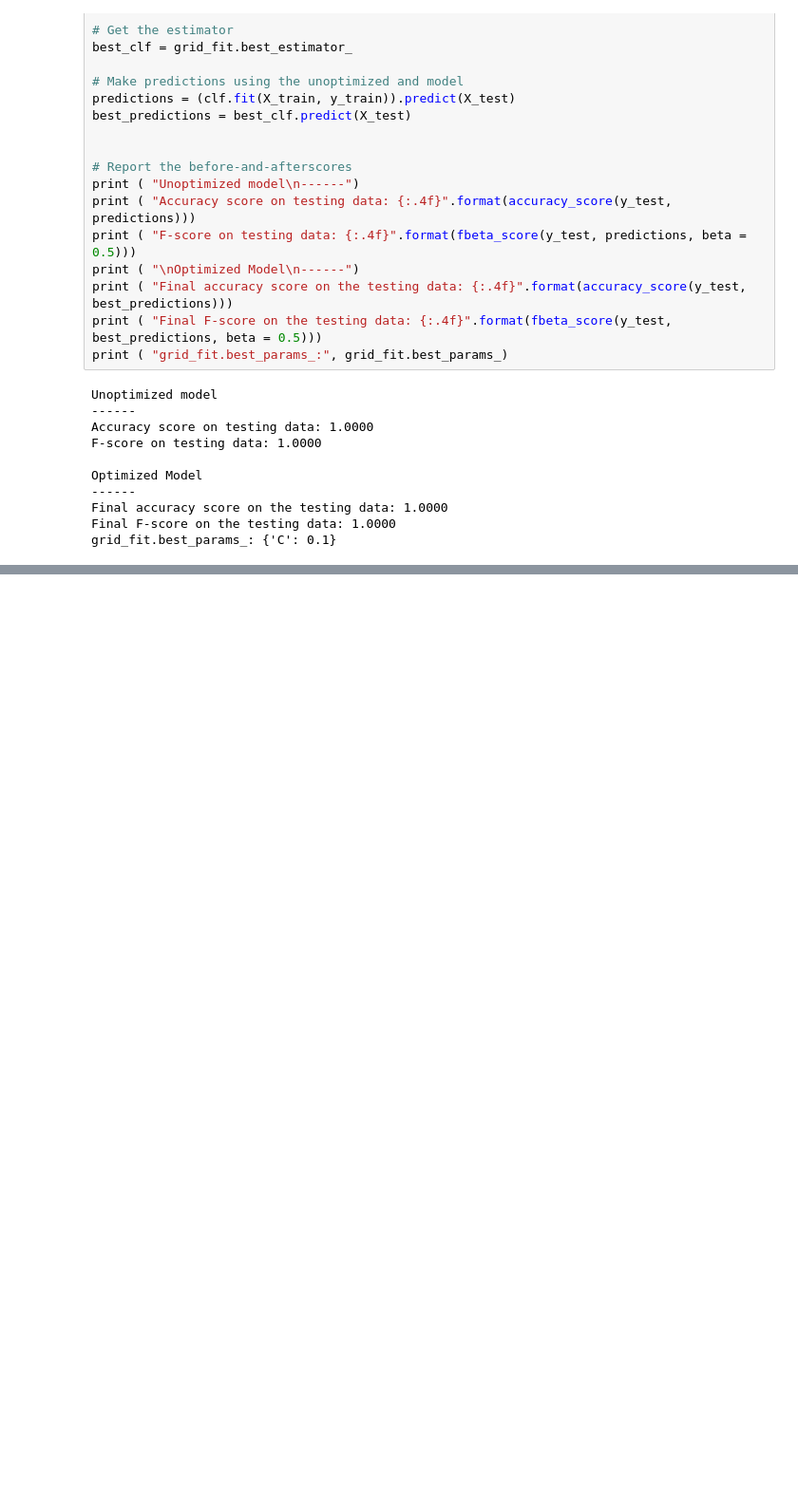
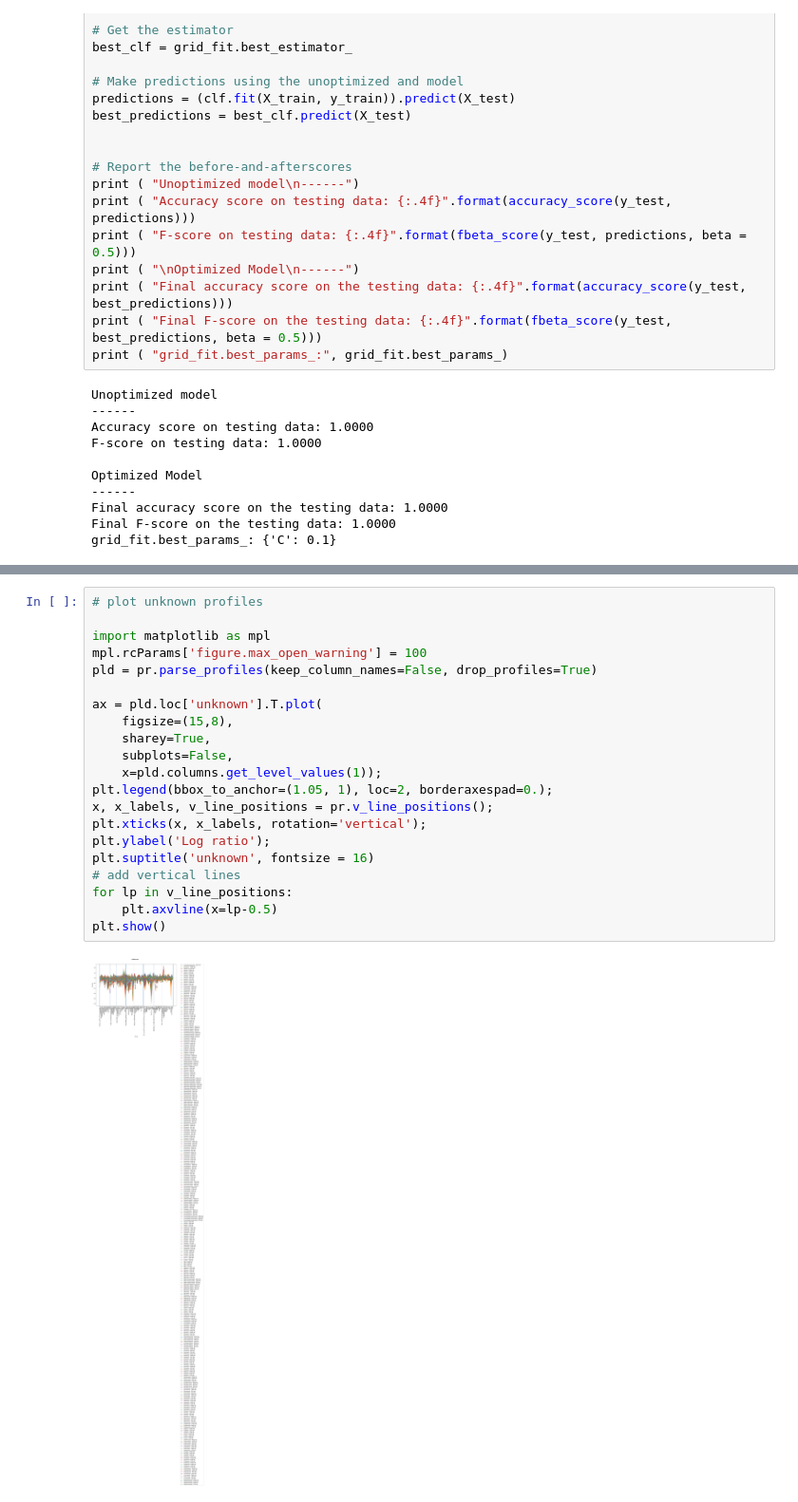
Before and after one commit to AntalBerenyi/SVM, a Jupyter notebook: Notebooks/Predict mTOR inhibitor Mechanism.ipynb, the cells around one changed output, grey strips where cells are left out. Shown at 95% size. Saved outputs shown, nothing was run; the diff lists cells and outputs as text; blank space fills up the shorter version.

```diff
--- a/Notebooks/Predict mTOR inhibitor Mechanism.ipynb
+++ b/Notebooks/Predict mTOR inhibitor Mechanism.ipynb
@@ -326,0 +422,23 @@ target_mechanism = 'mTOR inhibitor'
+# %%
+# plot unknown profiles
+
+import matplotlib as mpl
+mpl.rcParams['figure.max_open_warning'] = 100
+pld = pr.parse_profiles(keep_column_names=False, drop_profiles=True)
+
+ax = pld.loc['unknown'].T.plot(
+    figsize=(15,8),
+    sharey=True,
+    subplots=False,
+    x=pld.columns.get_level_values(1));
+plt.legend(bbox_to_anchor=(1.05, 1), loc=2, borderaxespad=0.);
+x, x_labels, v_line_positions = pr.v_line_positions();
+plt.xticks(x, x_labels, rotation='vertical');
+plt.ylabel('Log ratio');
+plt.suptitle('unknown', fontsize = 16)
+# add vertical lines
+for lp in v_line_positions:
+    plt.axvline(x=lp-0.5)
+plt.show()
+# %% [output]
+[figure, added]
```
Also changed, not shown: parts of 26 cells of this notebook, 7 other files.
